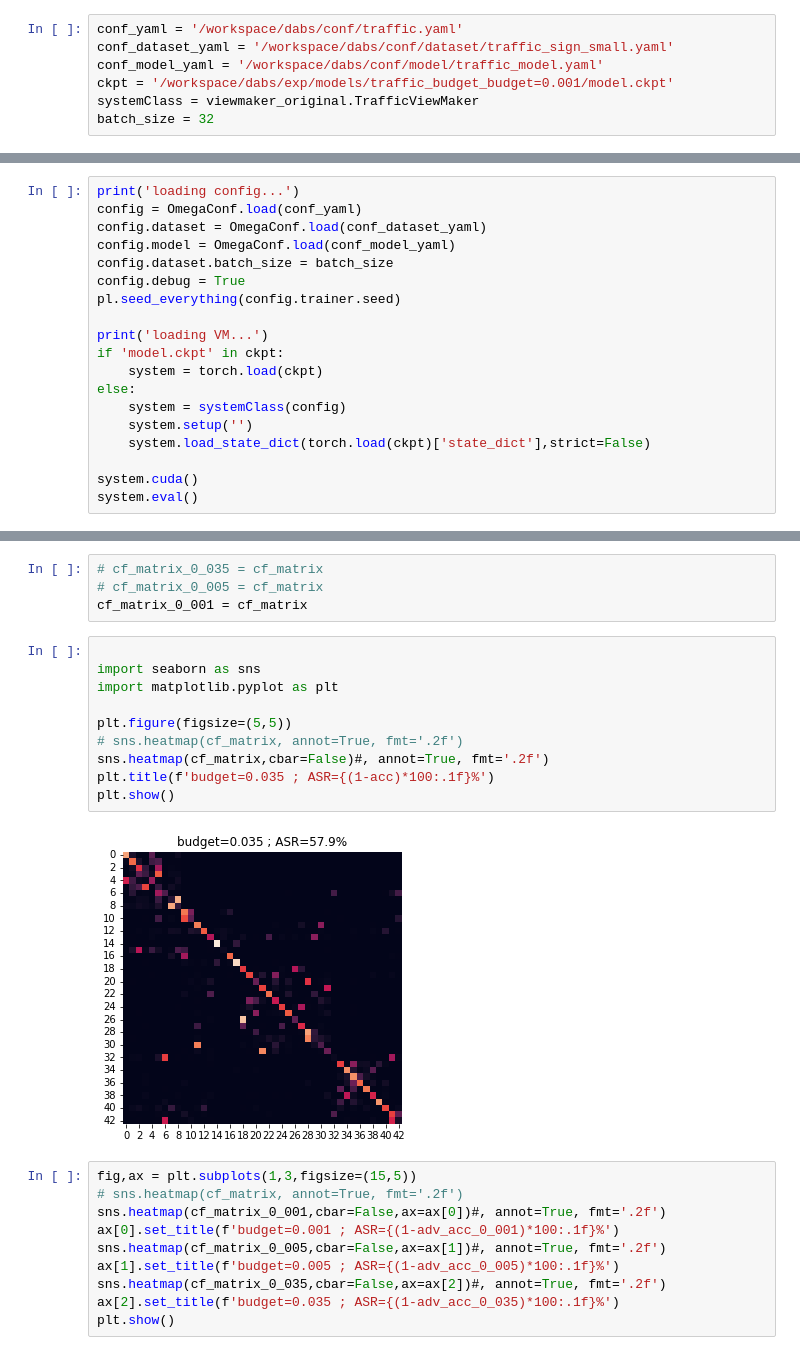
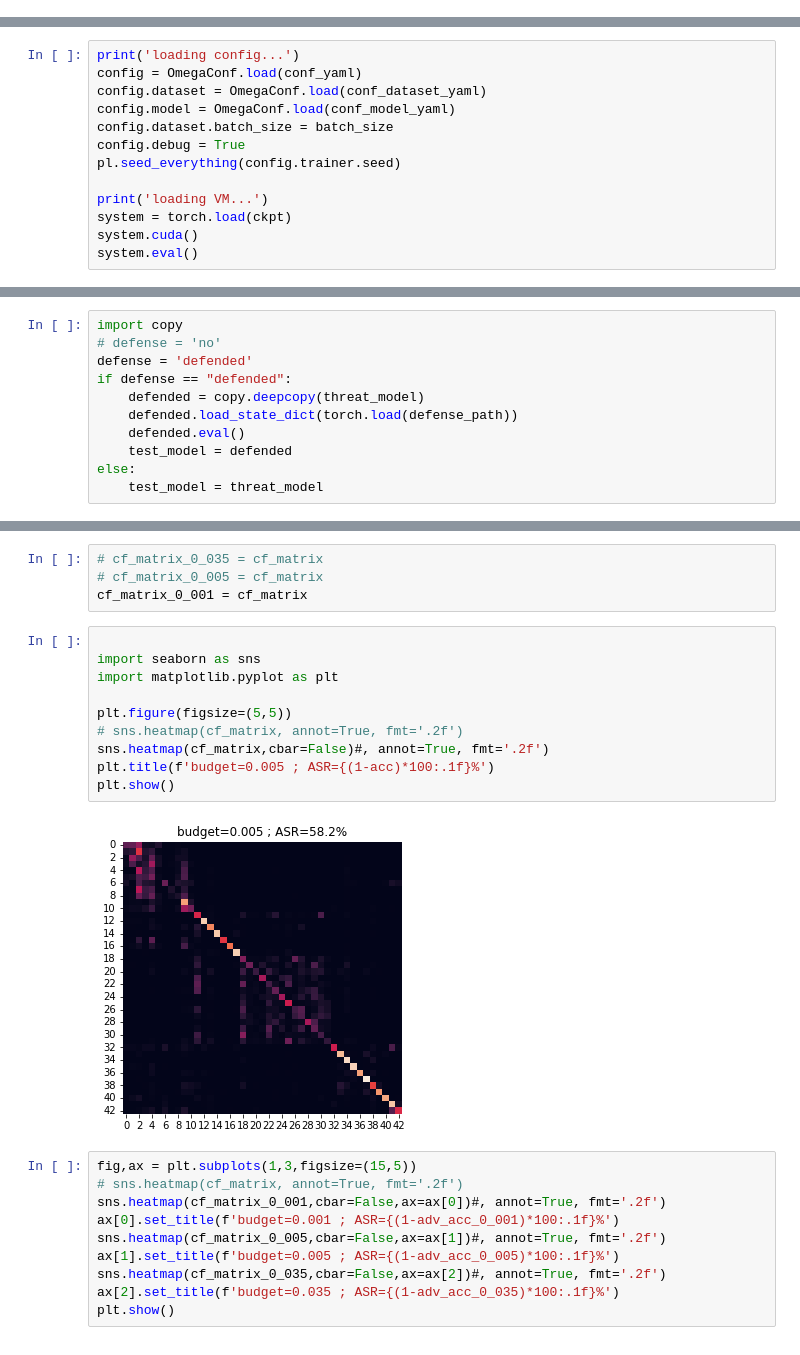
Before and after one commit to ofirbartal100/omg_attack, a Jupyter notebook: confusion_matrix.ipynb, the cells around one changed output, grey strips where cells are left out. Cells and saved outputs as stored; diff of their text form.

```diff
--- a/confusion_matrix.ipynb
+++ b/confusion_matrix.ipynb
@@ -13,10 +13,3 @@ import torch.nn.functional as F
 import numpy as np
 import torchattacks as ta
 import pandas as pd
-# %%
-conf_yaml = '/workspace/dabs/conf/traffic.yaml'
-conf_dataset_yaml = '/workspace/dabs/conf/dataset/traffic_sign_small.yaml'
-conf_model_yaml = '/workspace/dabs/conf/model/traffic_model.yaml'
-ckpt = '/workspace/dabs/exp/models/traffic_budget_budget=0.001/model.ckpt'
-systemClass = viewmaker_original.TrafficViewMaker
-batch_size = 32
@@ -30,13 +78,7 @@ config.debug = True
 pl.seed_everything(config.trainer.seed)
 
 print('loading VM...')
-if 'model.ckpt' in ckpt:
-    system = torch.load(ckpt)
-else:
-    system = systemClass(config)
-    system.setup('')
-    system.load_state_dict(torch.load(ckpt)['state_dict'],strict=False)
-
+system = torch.load(ckpt)
 system.cuda()
 system.eval()
 # %% [output]
@@ -94,0 +175,11 @@ class_names = [str(i) for i in range(43)] # map between label index and class na
+# %%
+import copy
+# defense = 'no'
+defense = 'defended'
+if defense == "defended":
+    defended = copy.deepcopy(threat_model)
+    defended.load_state_dict(torch.load(defense_path))
+    defended.eval()
+    test_model = defended
+else:
+    test_model = threat_model
@@ -161,15 +261,15 @@ cf_matrix_0_001 = cf_matrix
 # %%
 
 import seaborn as sns
 import matplotlib.pyplot as plt
 
 plt.figure(figsize=(5,5))
 # sns.heatmap(cf_matrix, annot=True, fmt='.2f')
 sns.heatmap(cf_matrix,cbar=False)#, annot=True, fmt='.2f')
-plt.title(f'budget=0.035 ; ASR={(1-acc)*100:.1f}%')
+plt.title(f'budget=0.005 ; ASR={(1-acc)*100:.1f}%')
 plt.show()
 # %% [output]
-[figure, old version]
+[figure, new version]
 # %%
 fig,ax = plt.subplots(1,3,figsize=(15,5))
 # sns.heatmap(cf_matrix, annot=True, fmt='.2f')
```
Also changed, not shown: parts of 5 cells of this notebook, 2 other files.
